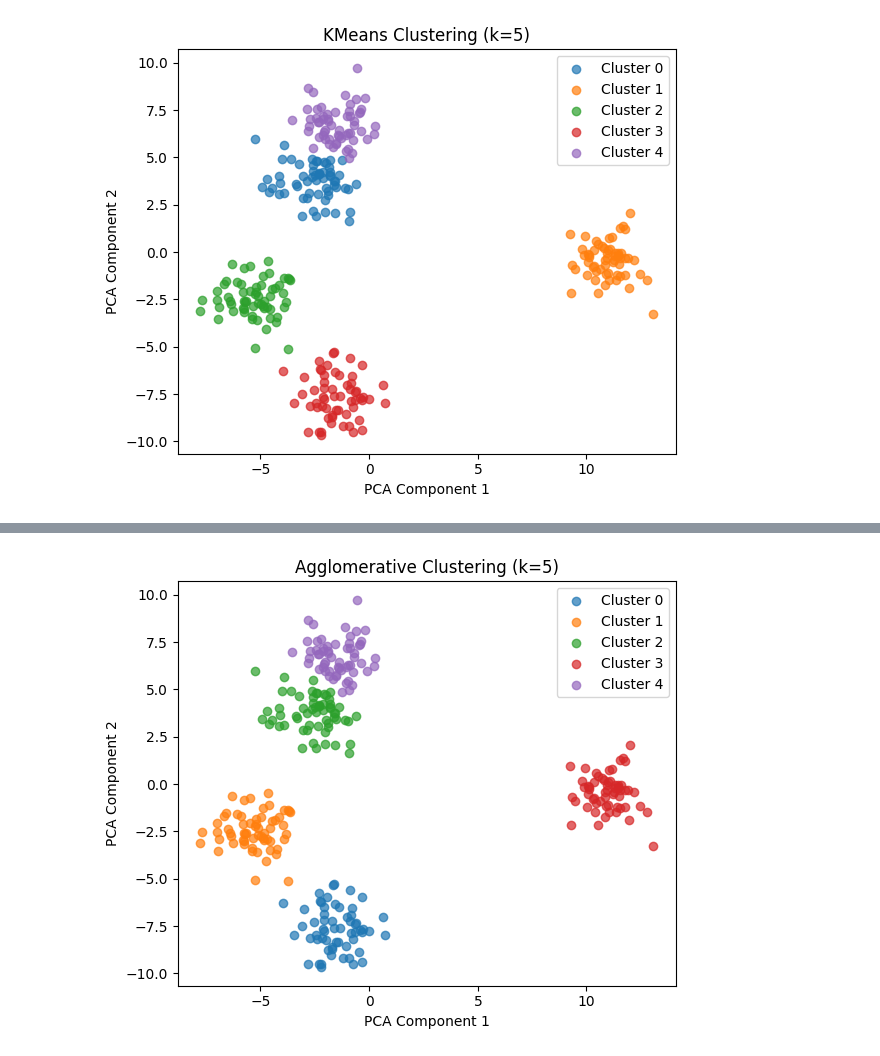
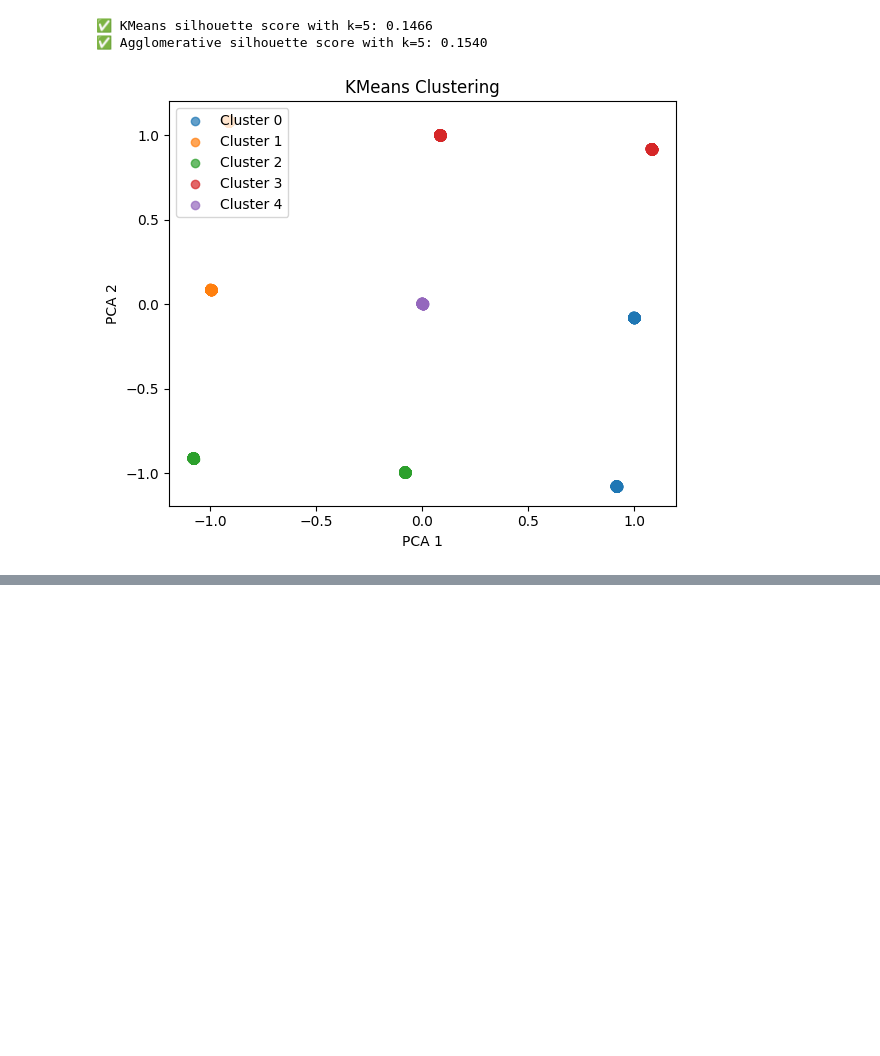
Before and after one commit to rakibulhasanshakil/Suitable_Crop_Prediction, a Jupyter notebook: suitable-soil-prediction.ipynb, the cells around one changed output, grey strips where cells are left out. Cells and saved outputs as stored; diff of their text form; code cells hidden in the pictures; blank space fills up the shorter version.

```diff
--- a/suitable-soil-prediction.ipynb
+++ b/suitable-soil-prediction.ipynb
@@ -70,59 +116,60 @@ Sample data:
 # %%
-from sklearn.cluster import KMeans, DBSCAN, AgglomerativeClustering
+from sklearn.cluster import KMeans, AgglomerativeClustering
 from sklearn.metrics import silhouette_score
 from sklearn.decomposition import PCA
-from sklearn.datasets import make_blobs
 import matplotlib.pyplot as plt
 import numpy as np
 
-# [1] Generate synthetic dataset
-X, _ = make_blobs(n_samples=300, centers=5, cluster_std=1.0, random_state=42)
+# [1] Prepare data (drop previous cluster labels if any)
+X_clust = df_cleaned.drop(columns=['cluster_kmeans', 'cluster_dbscan', 'cluster_agglo'], errors='ignore')
 
-# [2] Apply K-Means clustering
-kmeans = KMeans(n_clusters=5, random_state=1)
-labels_k = kmeans.fit_predict(X)
-print("KMeans silhouette:", silhouette_score(X, labels_k))
+total_samples = len(X_clust)
+print(f"🔍 Total samples for clustering: {total_samples}")
 
-# [3] Apply DBSCAN clustering
-dbscan = DBSCAN(eps=0.5, min_samples=10)
-labels_db = dbscan.fit_predict(X)
-n_clusters_dbscan = len(set(labels_db)) - (1 if -1 in labels_db else 0)
-if n_clusters_dbscan > 1:
-    print("DBSCAN silhouette:", silhouette_score(X, labels_db))
-else:
-    print("DBSCAN silhouette: Not applicable (less than 2 clusters)")
+# [2] KMeans Clustering
+n_clusters = 5  # You can adjust this based on domain knowledge or silhouette analysis
+kmeans = KMeans(n_clusters=n_clusters, random_state=42)
+labels_k = kmeans.fit_predict(X_clust)
+df_cleaned['cluster_kmeans'] = labels_k
+sil_k = silhouette_score(X_clust, labels_k)
+print(f"✅ KMeans silhouette score with k={n_clusters}: {sil_k:.4f}")
 
-# [4] Apply Agglomerative clustering
-agg = AgglomerativeClustering(n_clusters=5, linkage='ward')
-labels_hier = agg.fit_predict(X)
-print("Agglomerative silhouette:", silhouette_score(X, labels_hier))
+# [3] Agglomerative Clustering
+agg = AgglomerativeClustering(n_clusters=n_clusters, linkage='ward')
+labels_agg = agg.fit_predict(X_clust)
+df_cleaned['cluster_agglo'] = labels_agg
+sil_agg = silhouette_score(X_clust, labels_agg)
+print(f"✅ Agglomerative silhouette score with k={n_clusters}: {sil_agg:.4f}")
 
-# [5] Optional: Use PCA to reduce dimensions for plotting
+# [4] PCA and Visualization (optional)
 pca = PCA(n_components=2)
-X_pca = pca.fit_transform(X)
+X_pca = pca.fit_transform(X_clust)
 
-# [6] Plotting function
 def plot_clusters(X_2d, labels, title):
     plt.figure(figsize=(6, 5))
-    unique_labels = np.unique(labels)
-    for label in unique_labels:
+    for label in np.unique(labels):
         mask = labels == label
-        if label == -1:
-            plt.scatter(X_2d[mask, 0], X_2d[mask, 1], c='gray', label='Noise', alpha=0.5)
-        else:
-            plt.scatter(X_2d[mask, 0], X_2d[mask, 1], label=f'Cluster {label}', alpha=0.7)
+        plt.scatter(X_2d[mask, 0], X_2d[mask, 1], label=f'Cluster {label}', alpha=0.7)
     plt.title(title)
-    plt.xlabel('PCA Component 1')
-    plt.ylabel('PCA Component 2')
+    plt.xlabel('PCA 1')
+    plt.ylabel('PCA 2')
     plt.legend()
     plt.tight_layout()
     plt.show()
 
-# [7] Plot all clustering results
-plot_clusters(X_pca, labels_k, "KMeans Clustering (k=5)")
-plot_clusters(X_pca, labels_db, "DBSCAN Clustering")
-plot_clusters(X_pca, labels_hier, "Agglomerative Clustering (k=5)")
+plot_clusters(X_pca, labels_k, "KMeans Clustering")
+plot_clusters(X_pca, labels_agg, "Agglomerative Clustering")
 
-# [8] Choose one clustering result as supervised label
-y = labels_k  # You can now use `y` as labels for supervised tasks
+# [5] Final dataset (no DBSCAN noise filtering needed)
+df_final = df_cleaned.copy()
+
+# [6] Final Summary
+print("\n📊 Final Clustering Summary:")
+print(f"- Total samples                  : {total_samples}")
+print(f"- KMeans clusters assigned       : {len(set(labels_k))}")
+print(f"- Agglomerative clusters assigned: {len(set(labels_agg))}")
+print(f"- Samples remaining              : {len(df_final)} / {total_samples}")
+
+print("\n✅ Preview of cluster labels:")
+print(df_cleaned[['cluster_kmeans', 'cluster_agglo']].head())
 # %% [output]
@@ -132 +177,3 @@ Agglomerative silhouette: 0.6578604928940605
+✅ KMeans silhouette score with k=5: 0.1466
+✅ Agglomerative silhouette score with k=5: 0.1540
-[figure, old version]
+[figure, new version]
@@ -134 +180,0 @@ Agglomerative silhouette: 0.6578604928940605
-[figure, removed]
```
Also changed, not shown: parts of 6 cells of this notebook.
